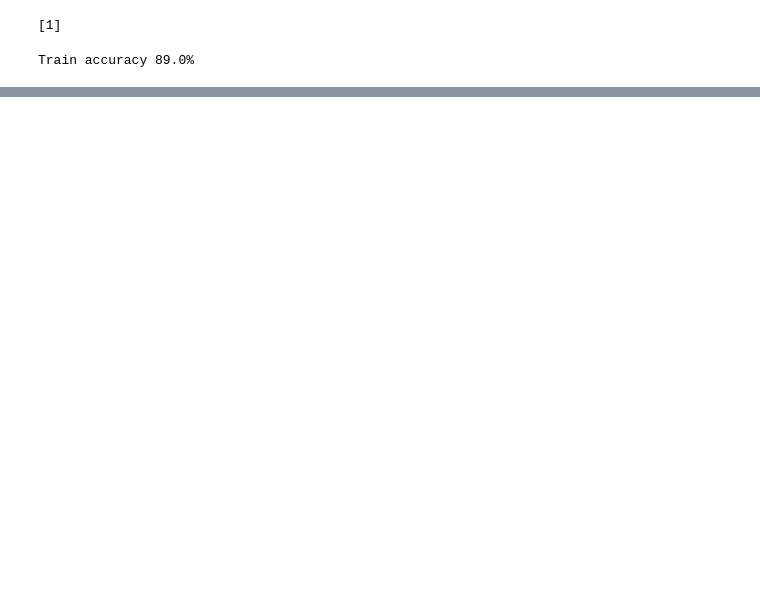
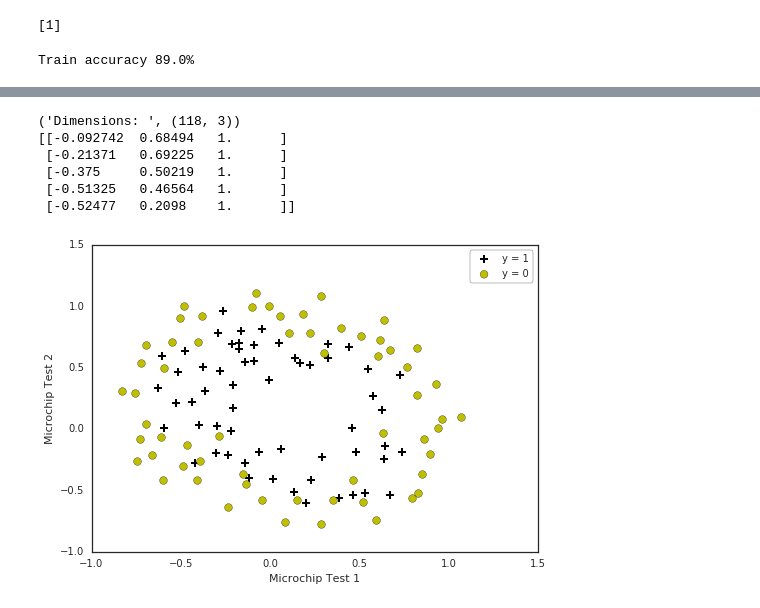
Before and after one commit to zergxyz/CSRA_Machine-learning, a Jupyter notebook: ex2/Programming Exercise 2.ipynb, the cells around one changed output, grey strips where cells are left out. Cells and saved outputs as stored; diff of their text form; code cells hidden in the pictures; blank space fills up the shorter version.

```diff
--- a/ex2/Programming Exercise 2.ipynb
+++ b/ex2/Programming Exercise 2.ipynb
@@ -139,0 +159,15 @@ Train accuracy 89.0%
+# %%
+data2 = loaddata('ex2data2.txt', ',')
+# %% [output]
+('Dimensions: ', (118, 3))
+[[-0.092742  0.68494   1.      ]
+ [-0.21371   0.69225   1.      ]
+ [-0.375     0.50219   1.      ]
+ [-0.51325   0.46564   1.      ]
+ [-0.52477   0.2098    1.      ]]
+# %%
+y = np.c_[data2[:,2]]
+X = data2[:,0:2]
+plotData(data2, 'Microchip Test 1', 'Microchip Test 2', 'y = 1', 'y = 0')
+# %% [output]
+[figure, added]
```
Also changed, not shown: parts of 9 cells of this notebook, 28 other files.
